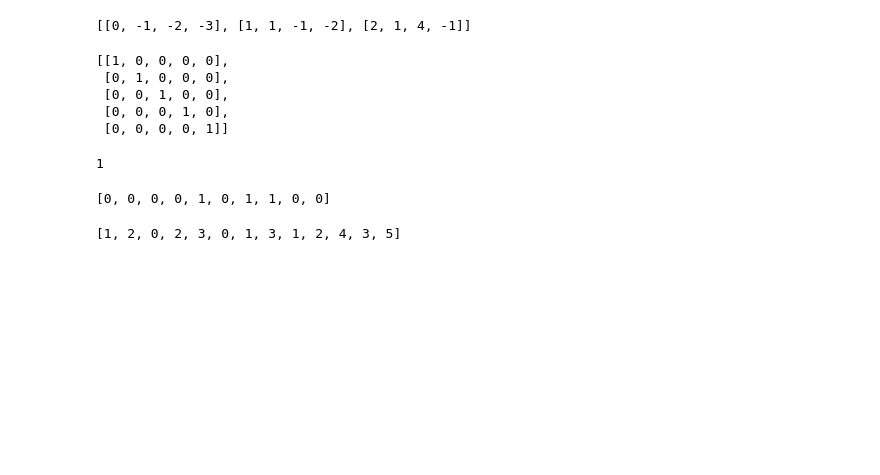
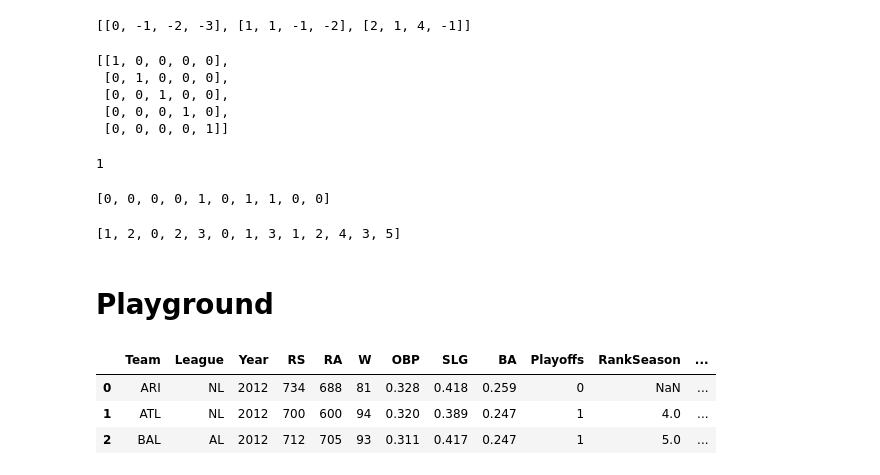
Before and after one commit to lkarjun/data-science-from-scratch, a Jupyter notebook: ChapterFour/LinearAlgebra.ipynb, the cells around one changed output. Cells and saved outputs as stored; diff of their text form; code cells hidden in the pictures; blank space fills up the shorter version.

Commit message:
Playground Created

```diff
--- a/ChapterFour/LinearAlgebra.ipynb
+++ b/ChapterFour/LinearAlgebra.ipynb
@@ -187,3 +187,5 @@ friends_of_five = [
 friends_of_five
 # %% [output]
 [1, 2, 0, 2, 3, 0, 1, 3, 1, 2, 4, 3, 5]
+# %% [markdown]
+# Playground
@@ -189,0 +195,9 @@ friends_of_five
+# %%
+df = pd.read_csv('baseball.csv')
+df1 = df.head(3)
+df1
+# %% [output]
+|  | Team | League | Year | RS | RA | W | OBP | SLG | BA | Playoffs | RankSeason | ... |
+| 0 | ARI | NL | 2012 | 734 | 688 | 81 | 0.328 | 0.418 | 0.259 | 0 | NaN | ... |
+| 1 | ATL | NL | 2012 | 700 | 600 | 94 | 0.320 | 0.389 | 0.247 | 1 | 4.0 | ... |
+| 2 | BAL | AL | 2012 | 712 | 705 | 93 | 0.311 | 0.417 | 0.247 | 1 | 5.0 | ... |
```
Also changed, not shown: parts of 9 cells of this notebook.
